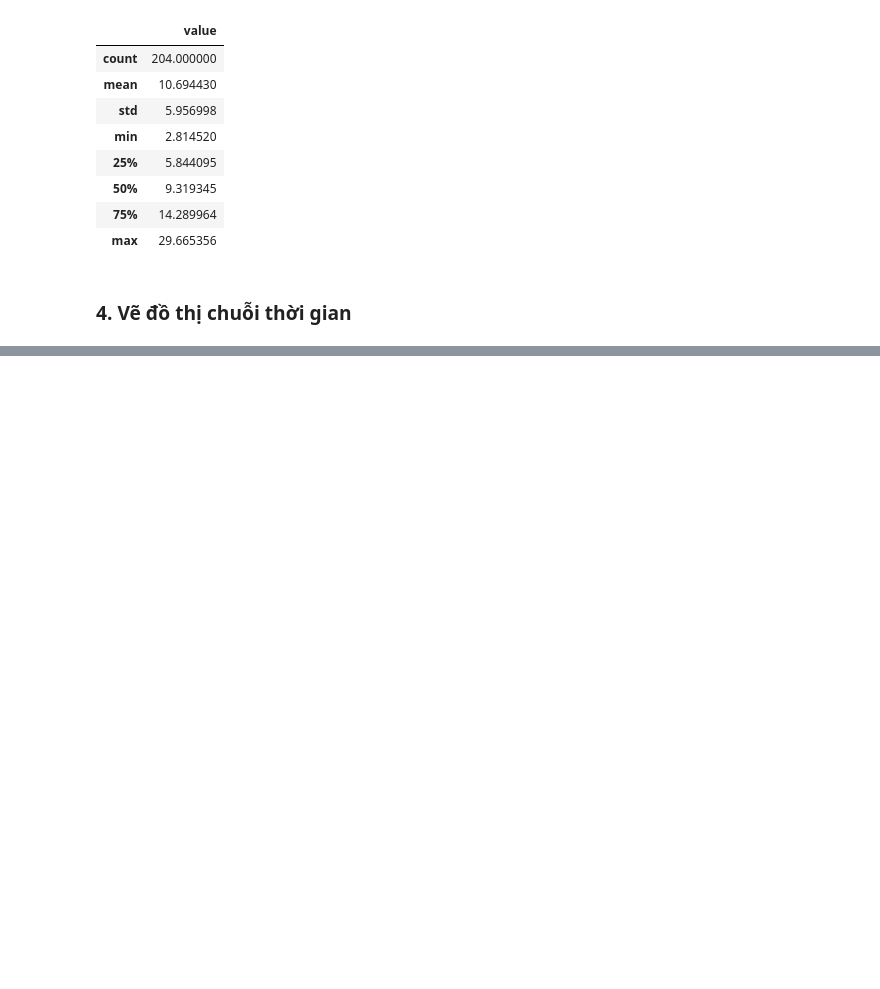
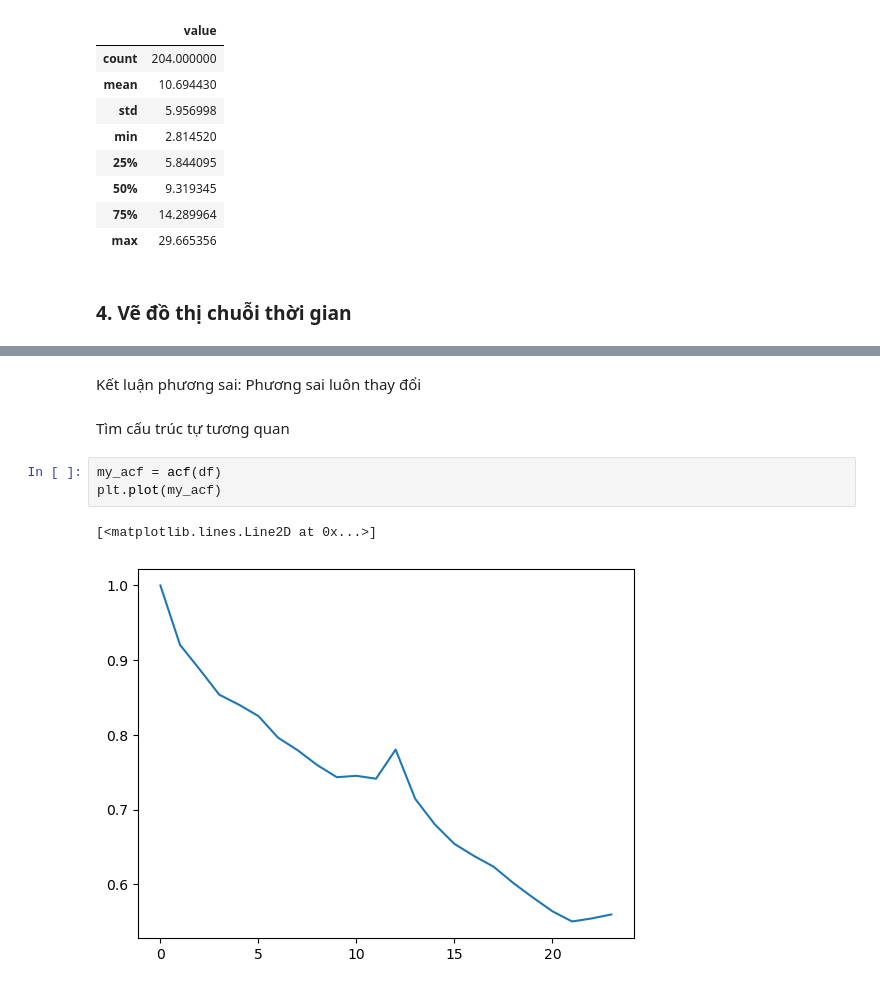
Before and after one commit to HoraCompany-VN/Times-Series-Gr3, a Jupyter notebook: Lab2/BT_Normal/src/Lab2_Normal.ipynb, the cells around one changed output, grey strips where cells are left out. Saved outputs shown, nothing was run; the diff lists cells and outputs as text; blank space fills up the shorter version.

```diff
--- a/Lab2/BT_Normal/src/Lab2_Normal.ipynb
+++ b/Lab2/BT_Normal/src/Lab2_Normal.ipynb
@@ -181,0 +211,10 @@ Có thể tiếp tục dựa trên đồ thị chuỗi gốc và trung bình the
+# %% [markdown]
+Kết luận phương sai: Phương sai luôn thay đổi
+# %% [markdown]
+Tìm cấu trúc tự tương quan
+# %%
+my_acf = acf(df)
+plt.plot(my_acf)
+# %% [output]
+[<matplotlib.lines.Line2D at 0x...>]
+[figure, added]
```
Also changed, not shown: parts of 23 cells of this notebook.
